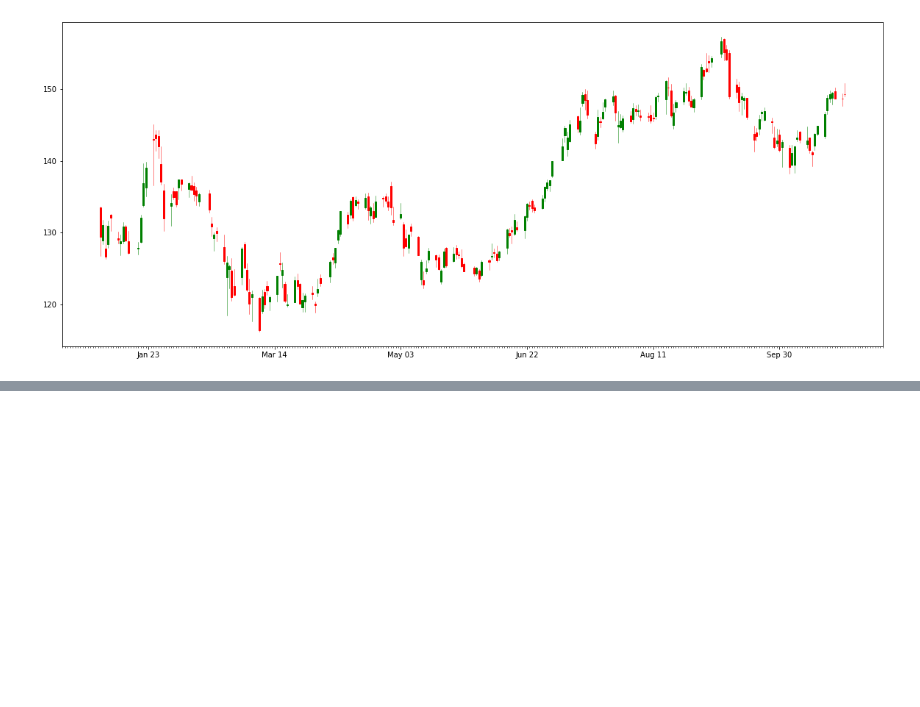
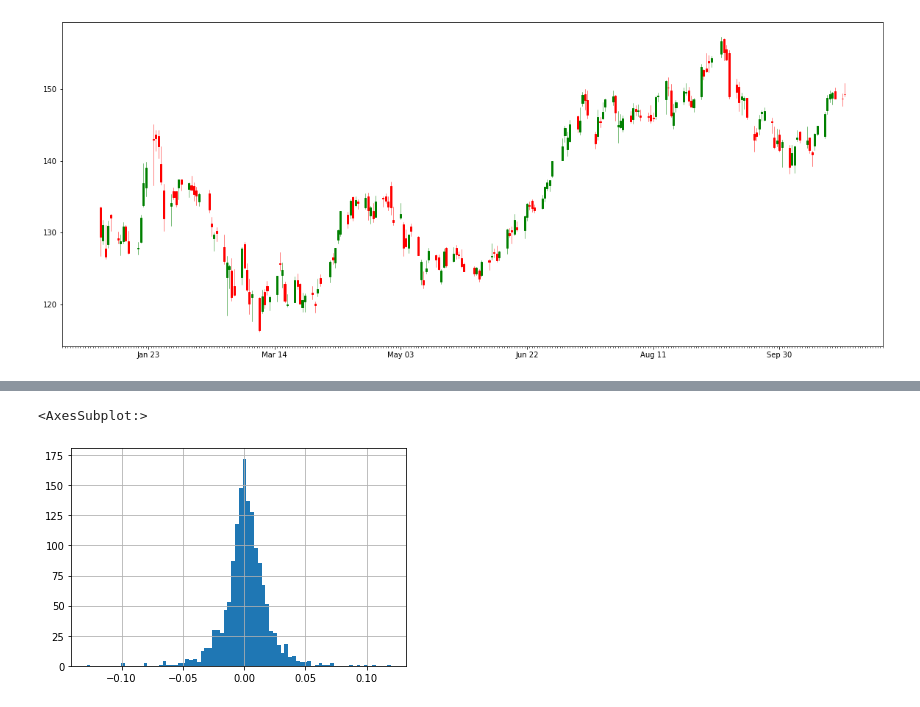
Before and after one commit to yohannts/market_strategy, a Jupyter notebook: analysis.ipynb, the cells around one changed output, grey strips where cells are left out. Saved outputs shown, nothing was run; the diff lists cells and outputs as text; code cells hidden in the pictures; blank space fills up the shorter version.

```diff
--- a/analysis.ipynb
+++ b/analysis.ipynb
@@ -95,0 +99,4 @@ plt.plot()
+# %%
+# stock['Returns'] = (stock['Close']/stock['Close'].shift(1))
+stock['Returns'] = stock['Close'].pct_change(1)
+stock.head()
@@ -95,0 +111,5 @@ plt.plot()
+# %%
+stock['Returns'].hist(bins=80)
+# %% [output]
+<AxesSubplot:>
+[figure, added]
```
Also changed, not shown: parts of 7 cells of this notebook, 5 other files.
